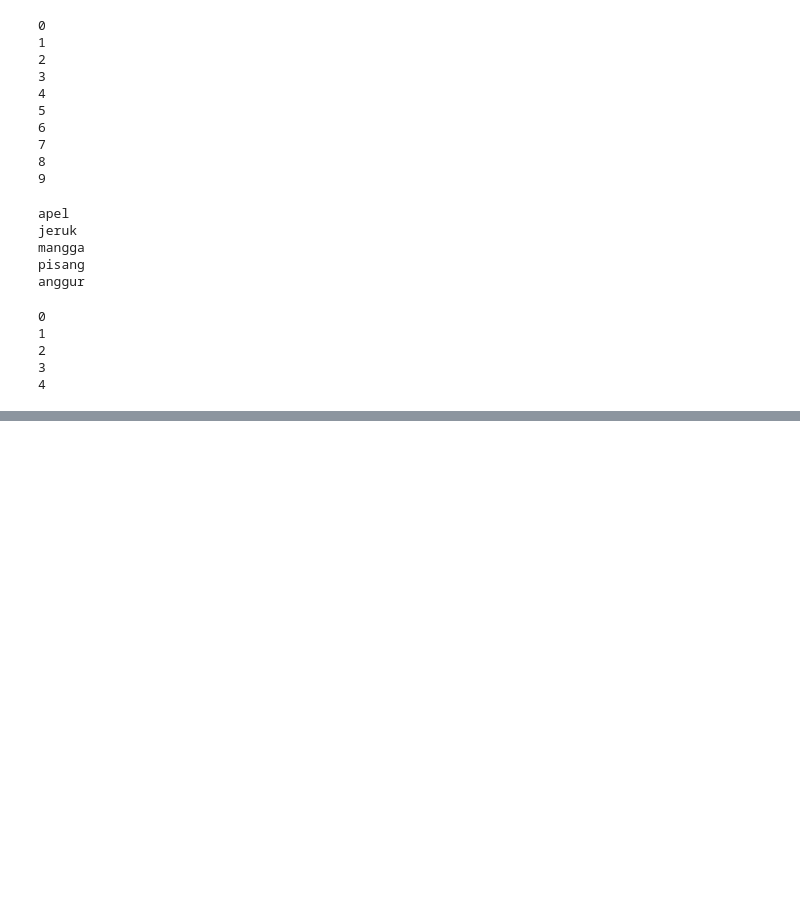
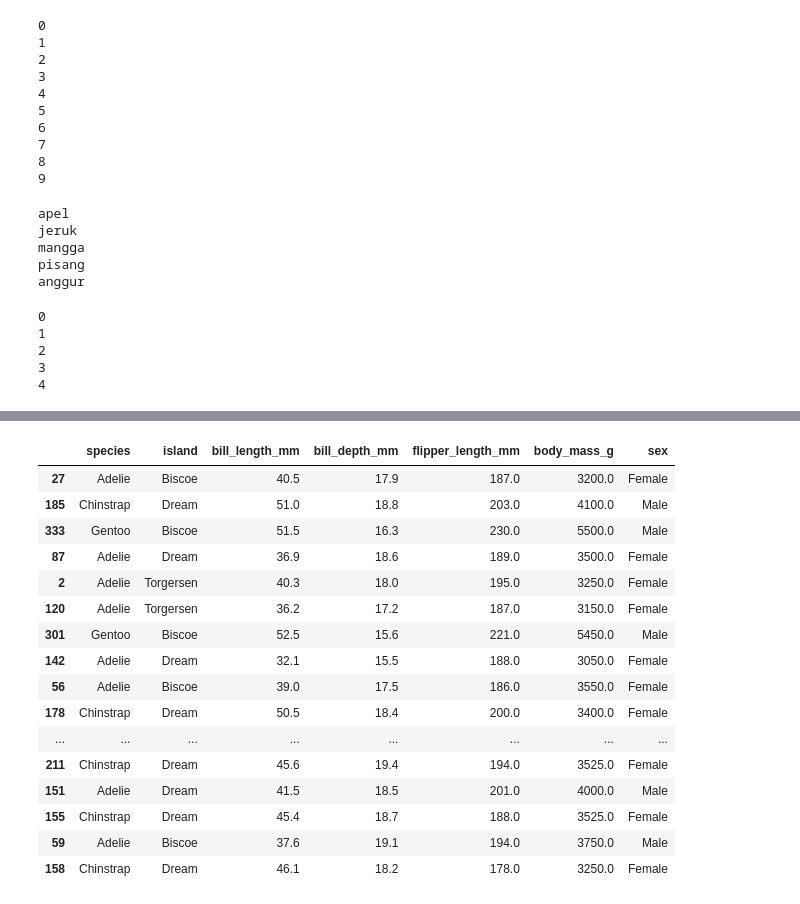
Before and after one commit to marlinps/dsml, a Jupyter notebook: Day1.ipynb, the cells around one changed output, grey strips where cells are left out. Drawn from its saved outputs; the diff is of its cells as text; code cells hidden in the pictures; blank space fills up the shorter version.

```diff
--- a/Day1.ipynb
+++ b/Day1.ipynb
@@ -108,0 +240,2 @@ for i in range(len(list_buah)):
+# %%
+df = sns.load_dataset('penguins')
@@ -108,0 +264,20 @@ for i in range(len(list_buah)):
+# %%
+df.sample(60)
+# %% [output]
+|  | species | island | bill_length_mm | bill_depth_mm | flipper_length_mm | body_mass_g | sex |
+| 27 | Adelie | Biscoe | 40.5 | 17.9 | 187.0 | 3200.0 | Female |
+| 185 | Chinstrap | Dream | 51.0 | 18.8 | 203.0 | 4100.0 | Male |
+| 333 | Gentoo | Biscoe | 51.5 | 16.3 | 230.0 | 5500.0 | Male |
+| 87 | Adelie | Dream | 36.9 | 18.6 | 189.0 | 3500.0 | Female |
+| 2 | Adelie | Torgersen | 40.3 | 18.0 | 195.0 | 3250.0 | Female |
+| 120 | Adelie | Torgersen | 36.2 | 17.2 | 187.0 | 3150.0 | Female |
+| 301 | Gentoo | Biscoe | 52.5 | 15.6 | 221.0 | 5450.0 | Male |
+| 142 | Adelie | Dream | 32.1 | 15.5 | 188.0 | 3050.0 | Female |
+| 56 | Adelie | Biscoe | 39.0 | 17.5 | 186.0 | 3550.0 | Female |
+| 178 | Chinstrap | Dream | 50.5 | 18.4 | 200.0 | 3400.0 | Female |
+| ... | ... | ... | ... | ... | ... | ... | ... |
+| 211 | Chinstrap | Dream | 45.6 | 19.4 | 194.0 | 3525.0 | Female |
+| 151 | Adelie | Dream | 41.5 | 18.5 | 201.0 | 4000.0 | Male |
+| 155 | Chinstrap | Dream | 45.4 | 18.7 | 188.0 | 3525.0 | Female |
+| 59 | Adelie | Biscoe | 37.6 | 19.1 | 194.0 | 3750.0 | Male |
+| 158 | Chinstrap | Dream | 46.1 | 18.2 | 178.0 | 3250.0 | Female |
```
Also changed, not shown: parts of 37 cells of this notebook.
